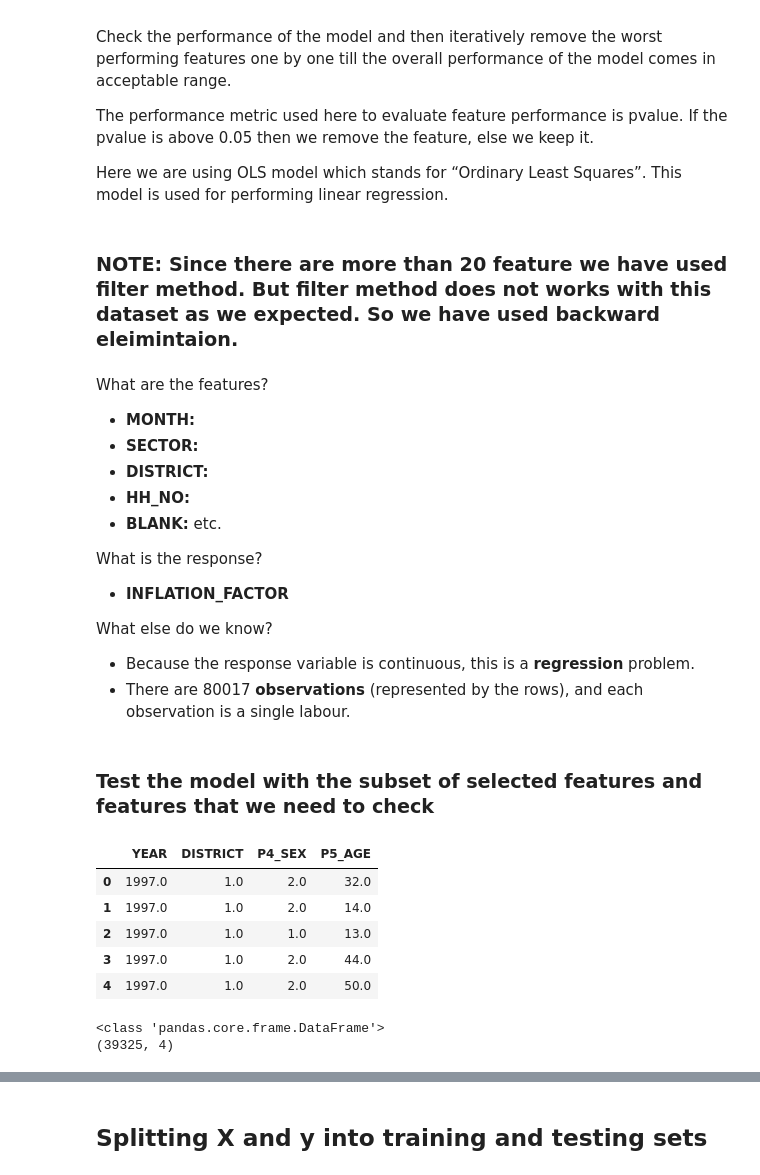
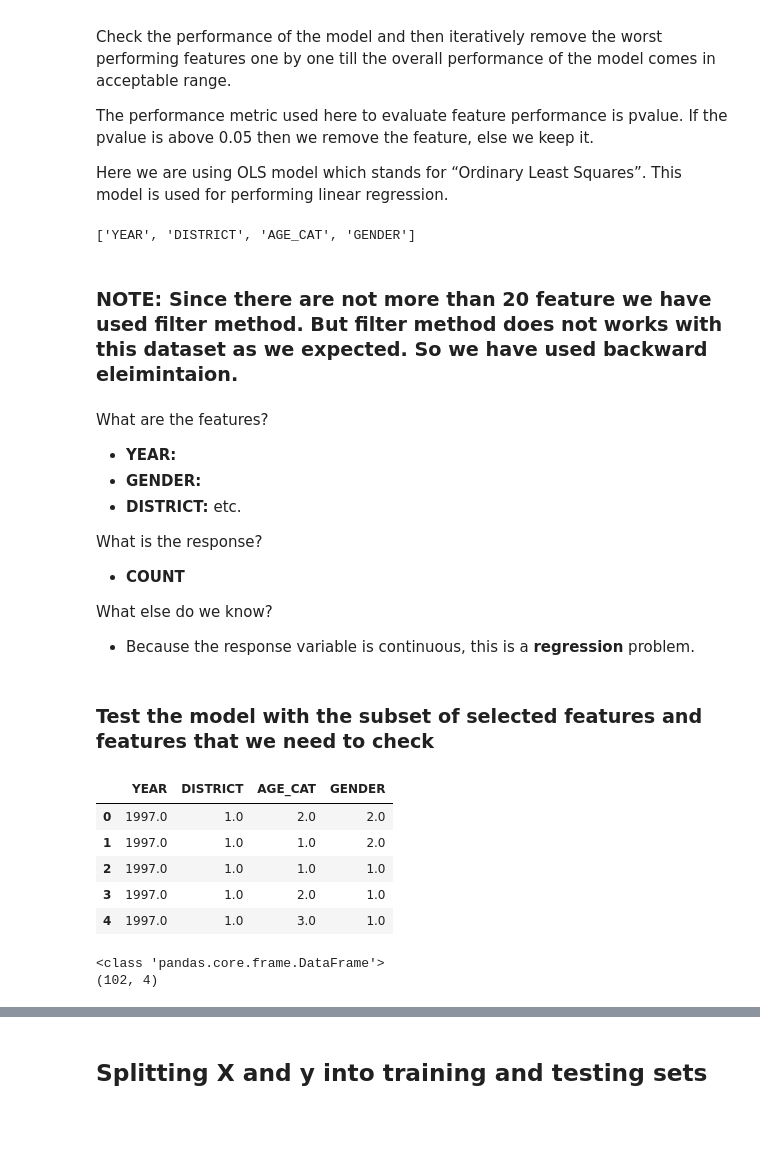
Before and after one commit to Virajana/Labour-Force1, a Jupyter notebook: trainers/unemployee.ipynb, the cells around one changed output, grey strips where cells are left out. Cells and saved outputs as stored; diff of their text form; code cells hidden in the pictures; blank space fills up the shorter version.

```diff
--- a/trainers/unemployee.ipynb
+++ b/trainers/unemployee.ipynb
@@ -159,62 +145,61 @@ The performance metric used here to evaluate feature performance is pvalue. If t
 
 Here we are using OLS model which stands for “Ordinary Least Squares”. This model is used for performing linear regression.
 # %%
-# import statsmodels.api as sm
-# #Backward Elimination
-# cols = list(X.columns)
-# pmax = 1
-# while (len(cols)>0):
-#     p= []
-#     X_1 = X[cols]
-#     X_1 = sm.add_constant(X_1)
-#     model = sm.OLS(y,X_1).fit()
-#     p = pd.Series(model.pvalues.values[1:],index = cols)
-#     pmax = max(p)
-#     feature_with_p_max = p.idxmax()
-#     if(pmax>0.05):
-#         cols.remove(feature_with_p_max)
-#     else:
-#         break
-# selected_features_BE = cols
-# print(selected_features_BE)
+import statsmodels.api as sm
+#Backward Elimination
+cols = list(X.columns)
+pmax = 1
+while (len(cols)>0):
+    p= []
+    X_1 = X[cols]
+    X_1 = sm.add_constant(X_1)
+    model = sm.OLS(y,X_1).fit()
+    p = pd.Series(model.pvalues.values[0:],index = cols)
+    pmax = max(p)
+    feature_with_p_max = p.idxmax()
+    if(pmax>0.05):
+        cols.remove(feature_with_p_max)
+    else:
+        break
+selected_features_BE = cols
+print(selected_features_BE)
+# %% [output]
+['YEAR', 'DISTRICT', 'AGE_CAT', 'GENDER']
 # %% [markdown]
-### NOTE: Since there are more than 20 feature we have used filter method. But filter method does not works with this dataset as we expected. So we have used backward eleimintaion.
+### NOTE: Since there are not more than 20 feature we have used filter method. But filter method does not works with this dataset as we expected. So we have used backward eleimintaion.
 # %% [markdown]
 What are the features?
-- **MONTH:**
-- **SECTOR:**
-- **DISTRICT:**
-- **HH_NO:**
-- **BLANK:** etc.
+- **YEAR:**
+- **GENDER:**
+- **DISTRICT:** etc.
 
 What is the response?
-- **INFLATION_FACTOR**
+- **COUNT**
 
 What else do we know?
 - Because the response variable is continuous, this is a **regression** problem.
-- There are 80017 **observations** (represented by the rows), and each observation is a single labour.
 # %% [markdown]
 ### Test the model with the subset of selected features and features that we need to check
 # %%
 # use the list to select a subset of the original DataFrame
-research_features = ['YEAR', 'DISTRICT', 'P4_SEX', 'P5_AGE']
+research_features = ['YEAR', 'DISTRICT', 'AGE_CAT', 'GENDER']
 X = idf[research_features]
 
 # print the first 5 rows
 X.head()
 # %% [output]
-|  | YEAR | DISTRICT | P4_SEX | P5_AGE |
-| 0 | 1997.0 | 1.0 | 2.0 | 32.0 |
-| 1 | 1997.0 | 1.0 | 2.0 | 14.0 |
-| 2 | 1997.0 | 1.0 | 1.0 | 13.0 |
-| 3 | 1997.0 | 1.0 | 2.0 | 44.0 |
-| 4 | 1997.0 | 1.0 | 2.0 | 50.0 |
+|  | YEAR | DISTRICT | AGE_CAT | GENDER |
+| 0 | 1997.0 | 1.0 | 2.0 | 2.0 |
+| 1 | 1997.0 | 1.0 | 1.0 | 2.0 |
+| 2 | 1997.0 | 1.0 | 1.0 | 1.0 |
+| 3 | 1997.0 | 1.0 | 2.0 | 1.0 |
+| 4 | 1997.0 | 1.0 | 3.0 | 1.0 |
 # %%
 # check the type and shape of X
 print(type(X))
 print(X.shape)
 # %% [output]
 <class 'pandas.core.frame.DataFrame'>
-(39325, 4)
+(102, 4)
 # %%
 # select a Series from the DataFrame
```
Also changed, not shown: parts of 18 cells of this notebook, 10 other files.
